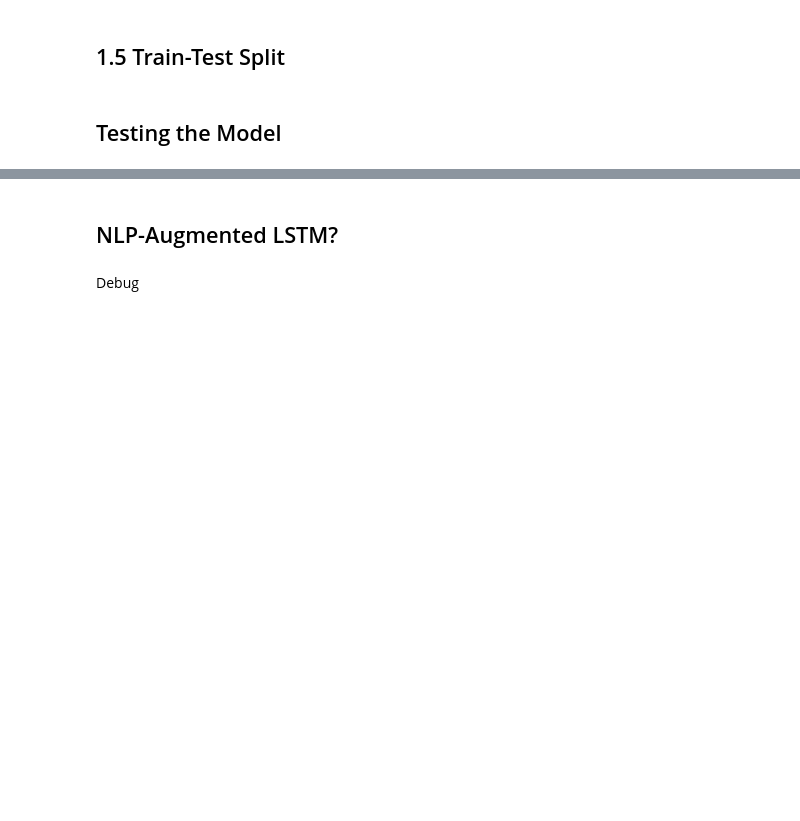
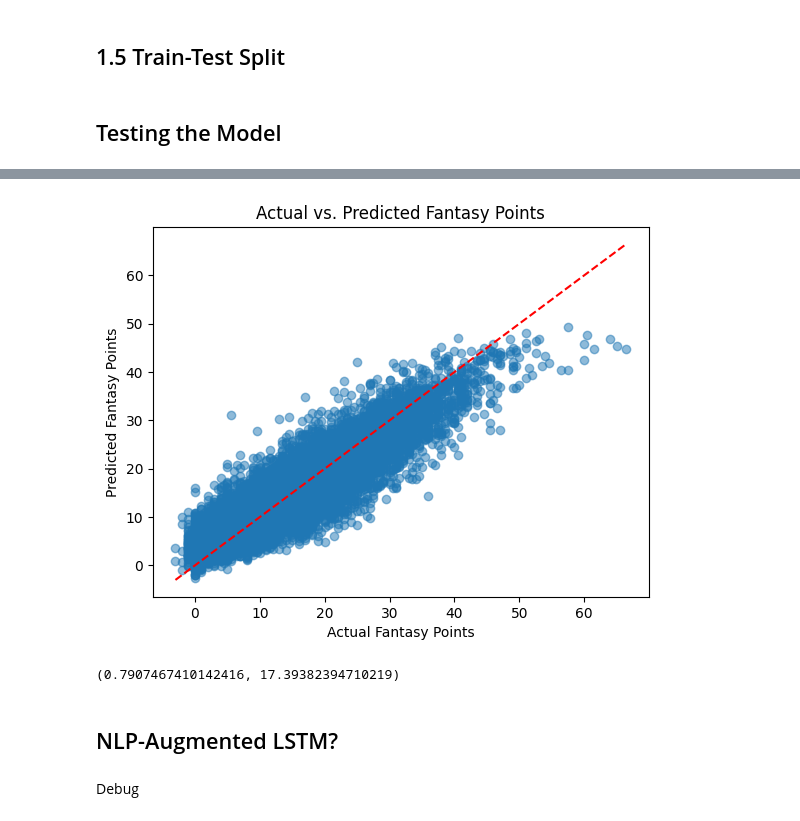
Before and after one commit to BerkeAltiparmak/SportSense.AI, a Jupyter notebook: Convolutional_LSTM.ipynb, the cells around one changed output, grey strips where cells are left out. Drawn from its saved outputs; the diff is of its cells as text; code cells hidden in the pictures; blank space fills up the shorter version.

```diff
--- a/Convolutional_LSTM.ipynb
+++ b/Convolutional_LSTM.ipynb
@@ -707,0 +714,3 @@ evaluate_model(lstm_model, train_dataloader, threshold, device)
+# %%
+evaluate_model(model, train_dataloader, 5, 'cuda')
+# %% [output]
@@ -708,3 +719,5 @@ evaluate_model(lstm_model, train_dataloader, threshold, device)
+[figure, added]
+(0.7907467410142416, 17.39382394710219)
 # %% [markdown]
 ## NLP-Augmented LSTM?
 # %%
```
Also changed, not shown: parts of 11 cells of this notebook.
